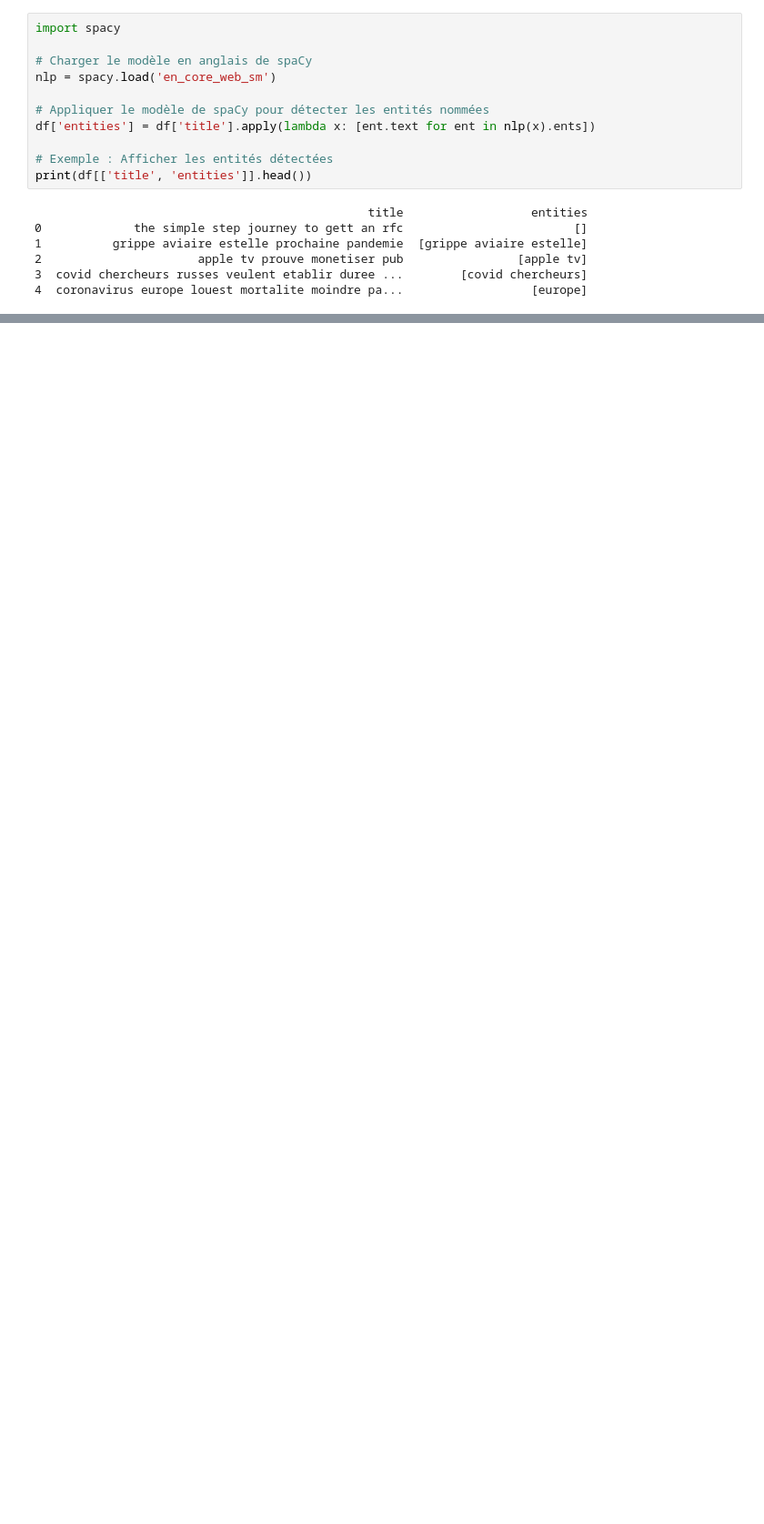
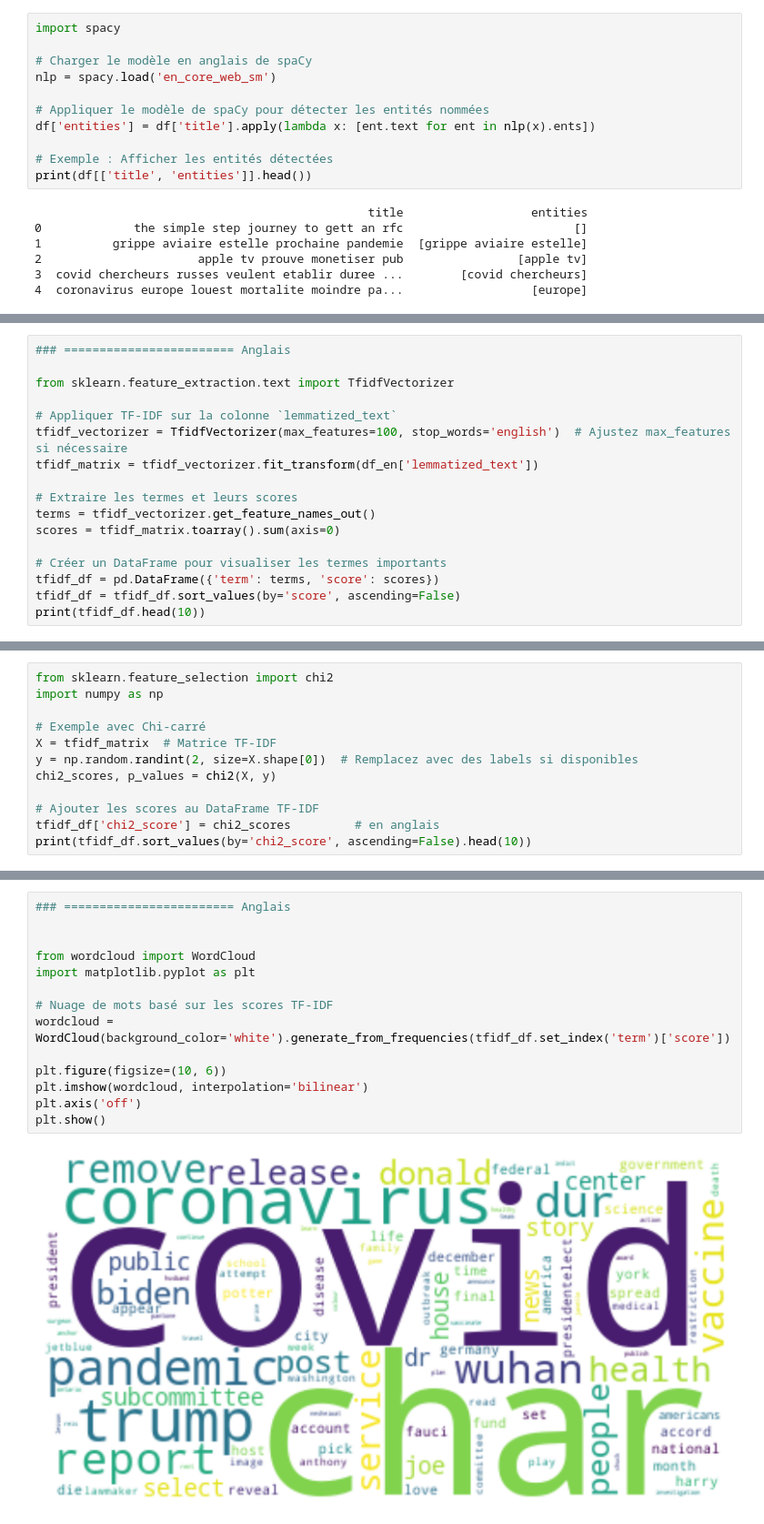
Before and after one commit to abderrafii80/Multilingual-Tweet, a Jupyter notebook: notebooks/pretraitement_articles_news.ipynb, the cells around one changed output, grey strips where cells are left out. Shown at 91% size. Drawn from its saved outputs; the diff is of its cells as text; blank space fills up the shorter version.

Commit message:
selection des descripteurs

```diff
--- a/notebooks/pretraitement_articles_news.ipynb
+++ b/notebooks/pretraitement_articles_news.ipynb
@@ -546,0 +549,17 @@ print(df[['title', 'entities']].head())
+# %%
+### ======================== Anglais
+
+from sklearn.feature_extraction.text import TfidfVectorizer
+
+# Appliquer TF-IDF sur la colonne `lemmatized_text`
+tfidf_vectorizer = TfidfVectorizer(max_features=100, stop_words='english')  # Ajustez max_features si nécessaire
+tfidf_matrix = tfidf_vectorizer.fit_transform(df_en['lemmatized_text'])
+
+# Extraire les termes et leurs scores
+terms = tfidf_vectorizer.get_feature_names_out()
+scores = tfidf_matrix.toarray().sum(axis=0)
+
+# Créer un DataFrame pour visualiser les termes importants
+tfidf_df = pd.DataFrame({'term': terms, 'score': scores})
+tfidf_df = tfidf_df.sort_values(by='score', ascending=False)
+print(tfidf_df.head(10))
@@ -546,0 +649,12 @@ print(df[['title', 'entities']].head())
+# %%
+from sklearn.feature_selection import chi2
+import numpy as np
+
+# Exemple avec Chi-carré
+X = tfidf_matrix  # Matrice TF-IDF
+y = np.random.randint(2, size=X.shape[0])  # Remplacez avec des labels si disponibles
+chi2_scores, p_values = chi2(X, y)
+
+# Ajouter les scores au DataFrame TF-IDF
+tfidf_df['chi2_score'] = chi2_scores         # en anglais
+print(tfidf_df.sort_values(by='chi2_score', ascending=False).head(10))
@@ -546,0 +784,16 @@ print(df[['title', 'entities']].head())
+# %%
+### ======================== Anglais
+
+
+from wordcloud import WordCloud
+import matplotlib.pyplot as plt
+
+# Nuage de mots basé sur les scores TF-IDF
+wordcloud = WordCloud(background_color='white').generate_from_frequencies(tfidf_df.set_index('term')['score'])
+
+plt.figure(figsize=(10, 6))
+plt.imshow(wordcloud, interpolation='bilinear')
+plt.axis('off')
+plt.show()
+# %% [output]
+[figure, added]
```
Also changed, not shown: parts of 21 cells of this notebook, 13 other files.
